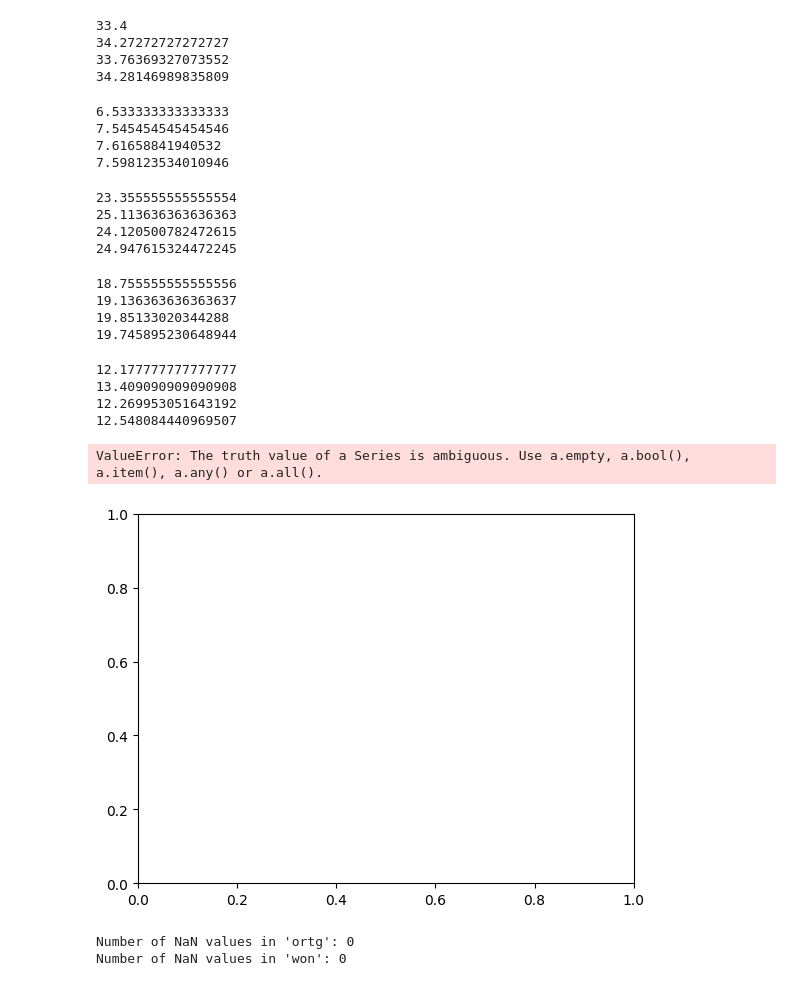
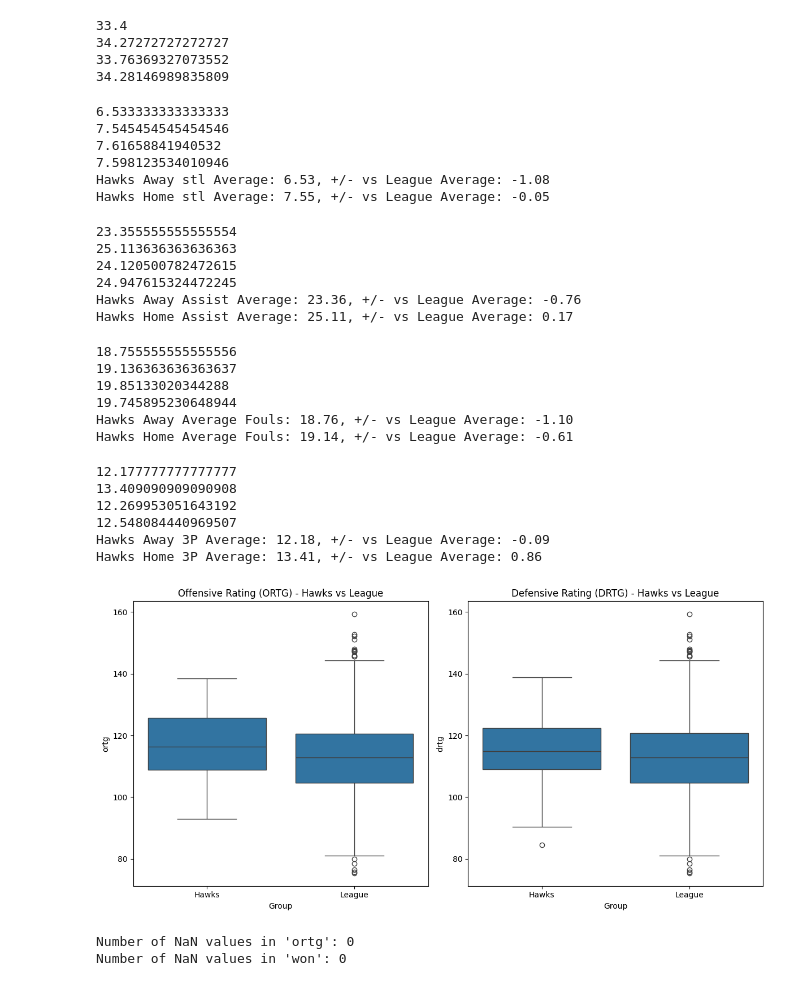
Before and after one commit to WilliamAStigall/DataComm, a Jupyter notebook: eri.ipynb, the cells around one changed output. Cells and saved outputs as stored; diff of their text form; code cells hidden in the pictures.

```diff
--- a/eri.ipynb
+++ b/eri.ipynb
@@ -182,11 +237,21 @@ mean_as_remaining = remaining.loc[(remaining['home'] == 0.0) & (remaining['seaso
 mean_hs_remaining = remaining.loc[(remaining['home'] == 1.0) & (remaining['season'] == 2022),'stl'].mean()
 print(mean_as_remaining)
 print(mean_hs_remaining)
+# Calculate the plus-minus values
+plus_minus_as = mean_as_hawks - mean_as_remaining
+plus_minus_hs = mean_hs_hawks - mean_hs_remaining
+
+# Print the values side by side
+# Print the values side by side, comparing against the league average
+print(f'Hawks Away stl Average: {mean_as_hawks:.2f}, +/- vs League Average: {plus_minus_as:.2f}')
+print(f'Hawks Home stl Average: {mean_hs_hawks:.2f}, +/- vs League Average: {plus_minus_hs:.2f}')
 # %% [output]
 6.533333333333333
 7.545454545454546
 7.61658841940532
 7.598123534010946
+Hawks Away stl Average: 6.53, +/- vs League Average: -1.08
+Hawks Home stl Average: 7.55, +/- vs League Average: -0.05
 # %%
 mean_as_hawks = hawks_df.loc[(hawks_df['home'] == 0.0) & (hawks_df['season'] == 2022),'ast'].mean()
 mean_hs_hawks = hawks_df.loc[(hawks_df['home'] == 1.0) & (hawks_df['season'] == 2022),'ast'].mean()
@@ -196,11 +261,22 @@ mean_as_remaining = remaining.loc[(remaining['home'] == 0.0) & (remaining['seaso
 mean_hs_remaining = remaining.loc[(remaining['home'] == 1.0) & (remaining['season'] == 2022),'ast'].mean()
 print(mean_as_remaining)
 print(mean_hs_remaining)
+
+# Calculate the plus-minus values
+plus_minus_as = mean_as_hawks - mean_as_remaining
+plus_minus_hs = mean_hs_hawks - mean_hs_remaining
+
+# Print the values side by side
+# Print the values side by side, comparing against the league average
+print(f'Hawks Away Assist Average: {mean_as_hawks:.2f}, +/- vs League Average: {plus_minus_as:.2f}')
+print(f'Hawks Home Assist Average: {mean_hs_hawks:.2f}, +/- vs League Average: {plus_minus_hs:.2f}')
 # %% [output]
 23.355555555555554
 25.113636363636363
 24.120500782472615
 24.947615324472245
+Hawks Away Assist Average: 23.36, +/- vs League Average: -0.76
+Hawks Home Assist Average: 25.11, +/- vs League Average: 0.17
 # %%
 mean_as_hawks = hawks_df.loc[(hawks_df['home'] == 0.0) & (hawks_df['season'] == 2022),'pf'].mean()
 mean_hs_hawks = hawks_df.loc[(hawks_df['home'] == 1.0) & (hawks_df['season'] == 2022),'pf'].mean()
@@ -210,11 +286,22 @@ mean_as_remaining = remaining.loc[(remaining['home'] == 0.0) & (remaining['seaso
 mean_hs_remaining = remaining.loc[(remaining['home'] == 1.0) & (remaining['season'] == 2022),'pf'].mean()
 print(mean_as_remaining)
 print(mean_hs_remaining)
+
+# Calculate the plus-minus values
+plus_minus_as = mean_as_hawks - mean_as_remaining
+plus_minus_hs = mean_hs_hawks - mean_hs_remaining
+
+# Print the values side by side
+# Print the values side by side, comparing against the league average
+print(f'Hawks Away Average Fouls: {mean_as_hawks:.2f}, +/- vs League Average: {plus_minus_as:.2f}')
+print(f'Hawks Home Average Fouls: {mean_hs_hawks:.2f}, +/- vs League Average: {plus_minus_hs:.2f}')
 # %% [output]
 18.755555555555556
 19.136363636363637
 19.85133020344288
 19.745895230648944
+Hawks Away Average Fouls: 18.76, +/- vs League Average: -1.10
+Hawks Home Average Fouls: 19.14, +/- vs League Average: -0.61
 # %%
 mean_as_hawks = hawks_df.loc[(hawks_df['home'] == 0.0) & (hawks_df['season'] == 2022),'3p'].mean()
 mean_hs_hawks = hawks_df.loc[(hawks_df['home'] == 1.0) & (hawks_df['season'] == 2022),'3p'].mean()
@@ -224,19 +311,50 @@ mean_as_remaining = remaining.loc[(remaining['home'] == 0.0) & (remaining['seaso
 mean_hs_remaining = remaining.loc[(remaining['home'] == 1.0) & (remaining['season'] == 2022),'3p'].mean()
 print(mean_as_remaining)
 print(mean_hs_remaining)
+# Calculate the plus-minus values
+plus_minus_as = mean_as_hawks - mean_as_remaining
+plus_minus_hs = mean_hs_hawks - mean_hs_remaining
+
+# Print the values side by side
+# Print the values side by side, comparing against the league average
+print(f'Hawks Away 3P Average: {mean_as_hawks:.2f}, +/- vs League Average: {plus_minus_as:.2f}')
+print(f'Hawks Home 3P Average: {mean_hs_hawks:.2f}, +/- vs League Average: {plus_minus_hs:.2f}')
 # %% [output]
 12.177777777777777
 13.409090909090908
 12.269953051643192
 12.548084440969507
+Hawks Away 3P Average: 12.18, +/- vs League Average: -0.09
+Hawks Home 3P Average: 13.41, +/- vs League Average: 0.86
-# %%
-#Boxplot
-box = plt.boxplot(hawks_df['ortg'],remaining['ortg'])
-plt.title('Box Plot of Offensive Rating')
-plt.show()
-# %% [output]
-ValueError: The truth value of a Series is ambiguous. Use a.empty, a.bool(), a.item(), a.any() or a.all().
-[figure, removed]
+# %%
+import matplotlib.pyplot as plt
+import seaborn as sns
+
+# Assuming hawks_df and remaining have already been defined as per your code snippet
+# Filter the DataFrame for the 2022 season
+hawks_df = df[(df['team'] == 'ATL') & (df['season'] == 2022)]
+remaining = df[(df['team'] != 'ATL') & (df['season'] == 2022)]
+
+# Create a new DataFrame for plotting that combines the two groups
+combined_df = pd.concat([hawks_df.assign(Group='Hawks'), remaining.assign(Group='League')])
+
+# Create the boxplots for 'ortg' and 'drtg'
+plt.figure(figsize=(12, 6))
+
+# Boxplot for 'ortg'
+plt.subplot(1, 2, 1)  # 1 row, 2 columns, 1st subplot
+sns.boxplot(x='Group', y='ortg', data=combined_df)
+plt.title('Offensive Rating (ORTG) - Hawks vs League')
+
+# Boxplot for 'drtg'
+plt.subplot(1, 2, 2)  # 1 row, 2 columns, 2nd subplot
+sns.boxplot(x='Group', y='drtg', data=combined_df)
+plt.title('Defensive Rating (DRTG) - Hawks vs League')
+
+plt.tight_layout()  # Adjust subplots to fit into the figure area.
+plt.show()
+# %% [output]
+[figure, added]
 # %%
 print(f"Number of NaN values in 'ortg': {nan_count_ortg}")
 print(f"Number of NaN values in 'won': {nan_count_won}")
```
Also changed, not shown: parts of 7 cells of this notebook, 1 other file.
